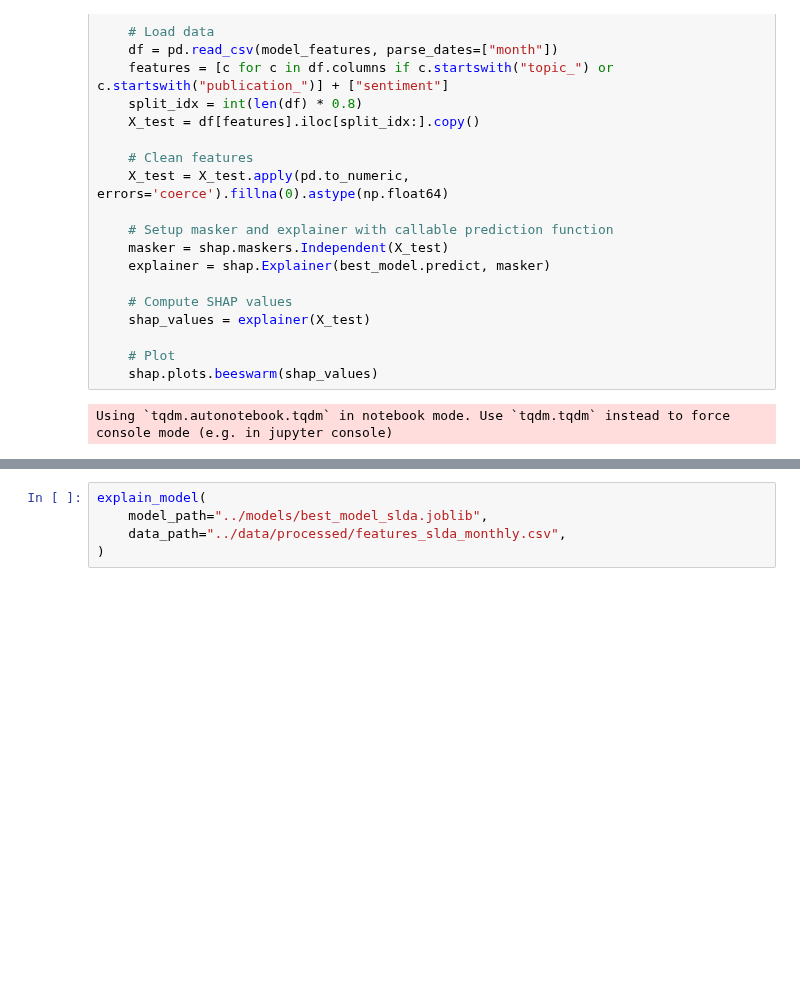
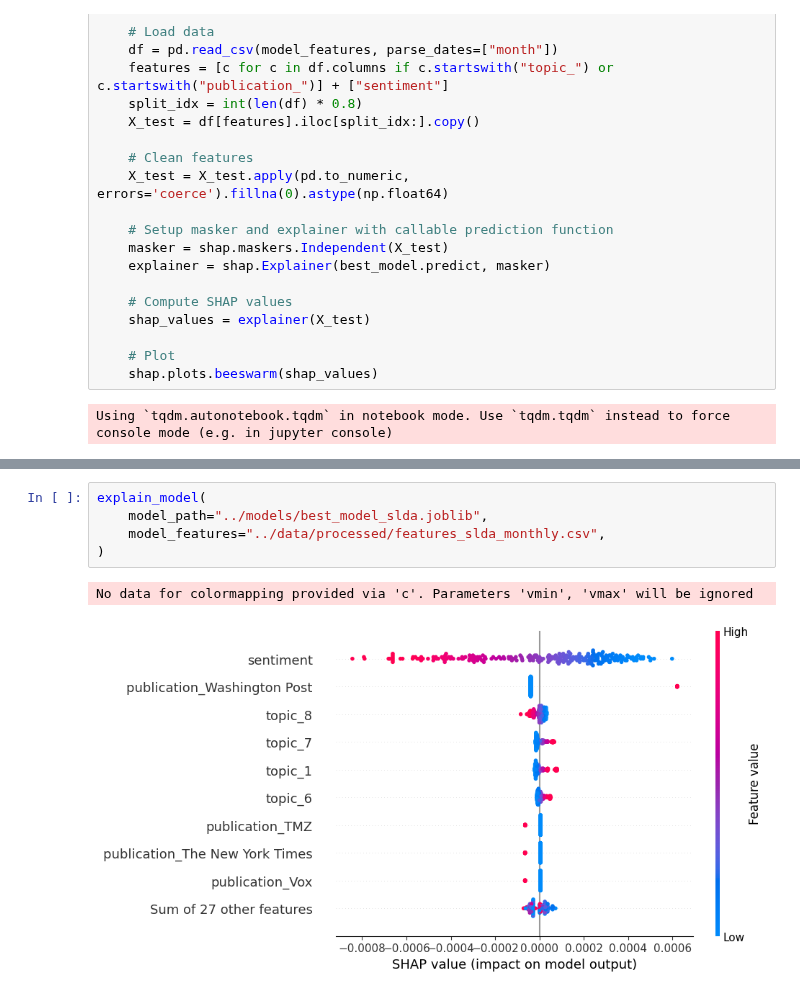
Before and after one commit to Benemrxr/project-ds4pp-eth2025, a Jupyter notebook: notebooks/06-shap-explainer.ipynb, the cells around one changed output, grey strips where cells are left out. Cells and saved outputs as stored; diff of their text form; blank space fills up the shorter version.

```diff
--- a/notebooks/06-shap-explainer.ipynb
+++ b/notebooks/06-shap-explainer.ipynb
@@ -50,5 +50,8 @@ explain_model(
 # %%
 explain_model(
     model_path="../models/best_model_slda.joblib",
-    data_path="../data/processed/features_slda_monthly.csv",
+    model_features="../data/processed/features_slda_monthly.csv",
 )
+# %% [output]
+No data for colormapping provided via 'c'. Parameters 'vmin', 'vmax' will be ignored
+[figure, added]
```
Also changed, not shown: parts of 2 cells of this notebook, 1 other file.
